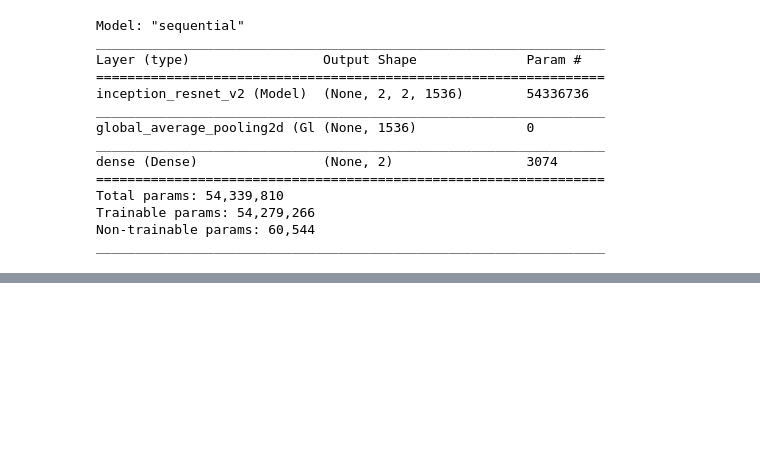
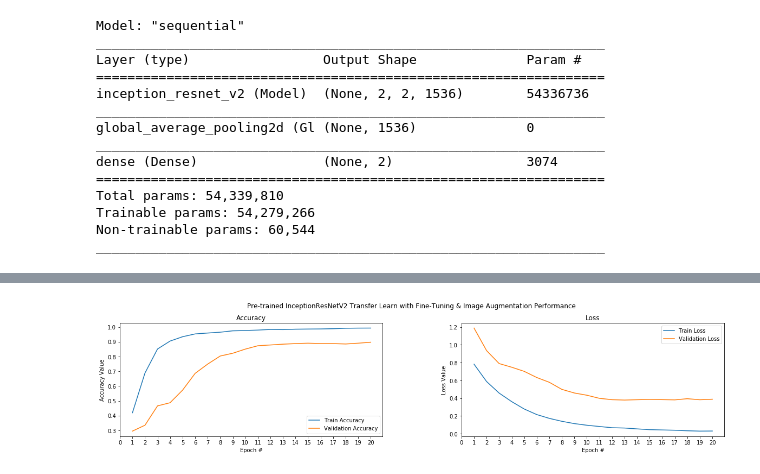
Before and after one commit to xinyooo/deepfake-detection, a Jupyter notebook: deepfake_detection_train.ipynb, the cells around one changed output, grey strips where cells are left out. Cells and saved outputs as stored; diff of their text form; code cells hidden in the pictures; blank space fills up the shorter version.

```diff
--- a/deepfake_detection_train.ipynb
+++ b/deepfake_detection_train.ipynb
@@ -103,21 +108,23 @@ Epoch 20/20
 # %%
 f, (ax1, ax2) = plt.subplots(1, 2, figsize=(20, 4))
-t = f.suptitle('Pre-trained CNN Transfer Learn with Fine-Tuning & Image Augmentation Performance ', fontsize=12)
+t = f.suptitle('Pre-trained InceptionResNetV2 Transfer Learn with Fine-Tuning & Image Augmentation Performance ', fontsize=12)
 f.subplots_adjust(top=0.85, wspace=0.3)
 
 epoch_list = list(range(1,EPOCHS+1))
 ax1.plot(epoch_list, history.history['accuracy'], label='Train Accuracy')
 ax1.plot(epoch_list, history.history['val_accuracy'], label='Validation Accuracy')
 ax1.set_xticks(np.arange(0, EPOCHS+1, 1))
 ax1.set_ylabel('Accuracy Value')
 ax1.set_xlabel('Epoch #')
 ax1.set_title('Accuracy')
 l1 = ax1.legend(loc="best")
 
 ax2.plot(epoch_list, history.history['loss'], label='Train Loss')
 ax2.plot(epoch_list, history.history['val_loss'], label='Validation Loss')
 ax2.set_xticks(np.arange(0, EPOCHS+1, 1))
 ax2.set_ylabel('Loss Value')
 ax2.set_xlabel('Epoch #')
 ax2.set_title('Loss')
 l2 = ax2.legend(loc="best")
+# %% [output]
+[figure, added]
```
Also changed, not shown: parts of 5 cells of this notebook, 2 other files.
